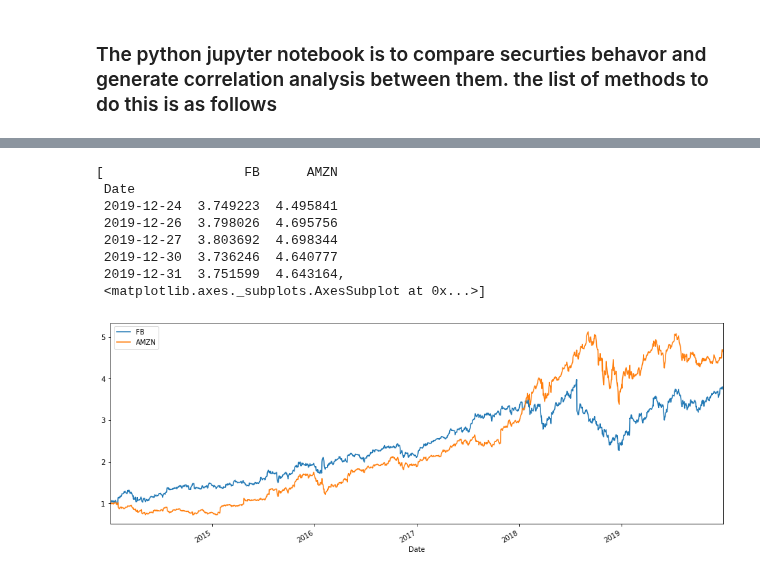
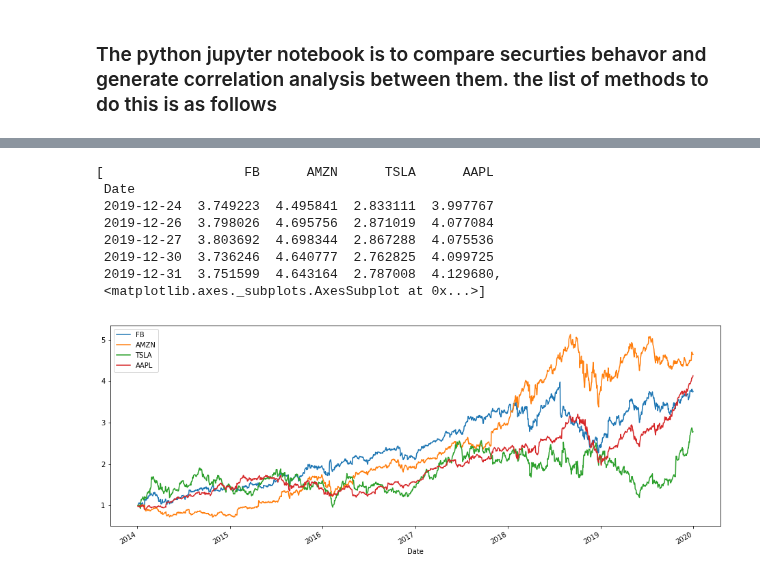
Before and after one commit to Berkat0789/Data_Analysis, a Jupyter notebook: Personal Projects/Sidus/Untitled.ipynb, the cells around one changed output, grey strips where cells are left out. Saved outputs shown, nothing was run; the diff lists cells and outputs as text; code cells hidden in the pictures.

```diff
--- a/Personal Projects/Sidus/Untitled.ipynb
+++ b/Personal Projects/Sidus/Untitled.ipynb
@@ -9,3 +6,3 @@ from pandas.plotting import scatter_matrix
 from sidusPkg import fetch_Stock_Data
 # %%
-Sidus = fetch_Stock_Data.Firm(["FB", "AMZN"], start= '2014-1-1')
+Sidus = fetch_Stock_Data.Firm(["FB", "AMZN", "TSLA", "AAPL"], start= '2014-1-1')
@@ -36,12 +39,12 @@ Sidus.dailyChanges()
 # %%
-Sidus.dailyRetuns()
+Sidus.dailyReturns()
 # %% [output]
-[                  FB      AMZN
+[                  FB      AMZN      TSLA      AAPL
  Date
- 2019-12-24  3.749223  4.495841
- 2019-12-26  3.798026  4.695756
- 2019-12-27  3.803692  4.698344
- 2019-12-30  3.736246  4.640777
- 2019-12-31  3.751599  4.643164,
+ 2019-12-24  3.749223  4.495841  2.833111  3.997767
+ 2019-12-26  3.798026  4.695756  2.871019  4.077084
+ 2019-12-27  3.803692  4.698344  2.867288  4.075536
+ 2019-12-30  3.736246  4.640777  2.762825  4.099725
+ 2019-12-31  3.751599  4.643164  2.787008  4.129680,
  <matplotlib.axes._subplots.AxesSubplot at 0x...>]
-[figure, old version]
+[figure, new version]
```
Also changed, not shown: parts of 5 cells of this notebook, 1 other file.
